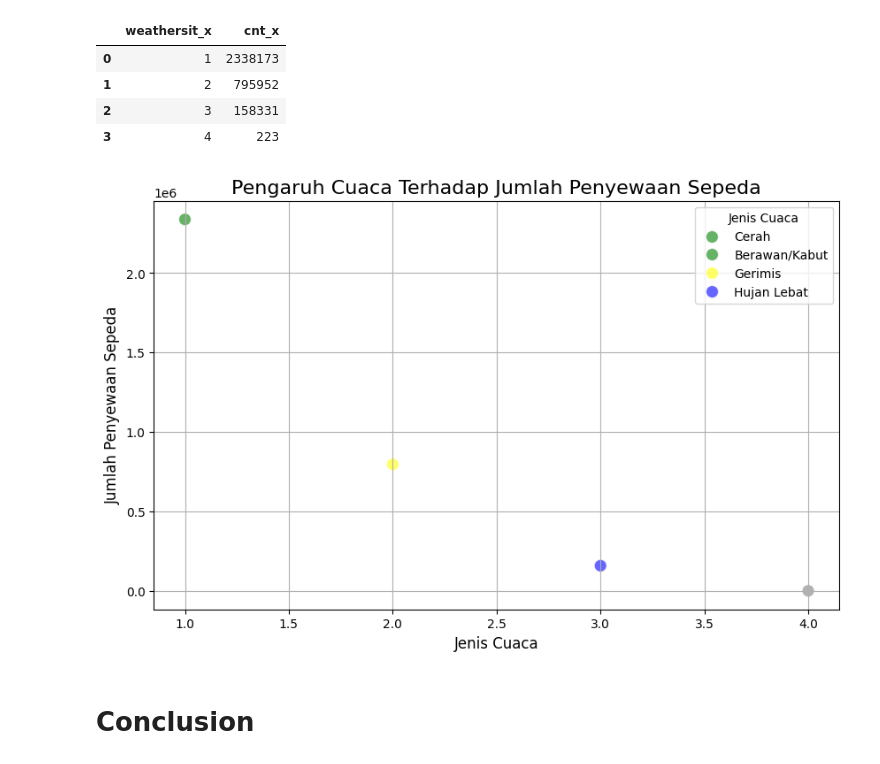
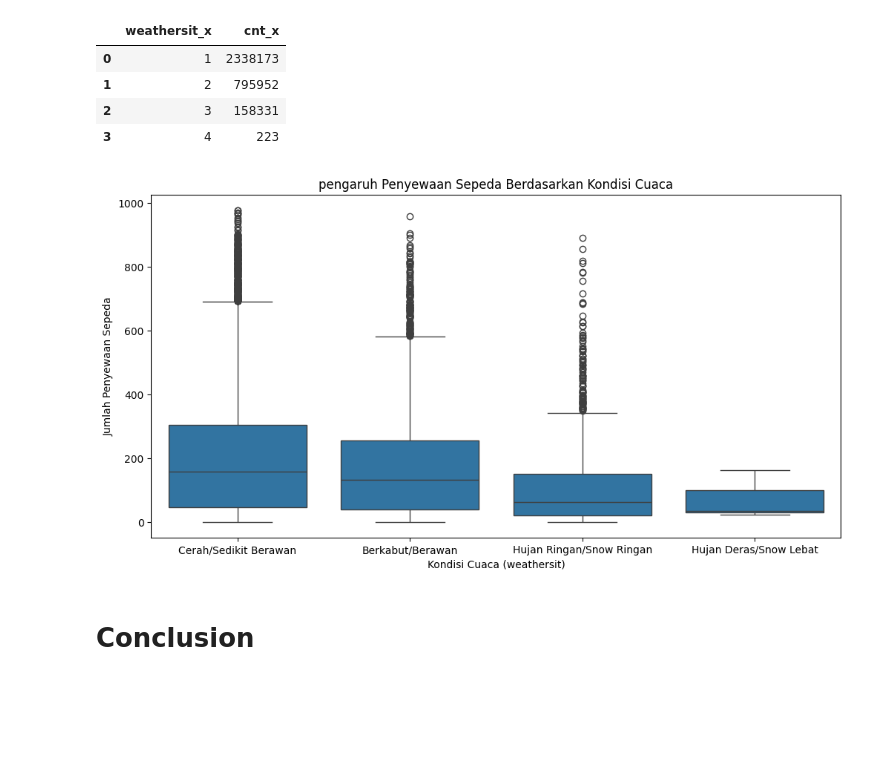
Before and after one commit to rifkurniawan-dev/projek_arif, a Jupyter notebook: Proyek_Analisis_Data_Arif.ipynb, the cells around one changed output. Cells and saved outputs as stored; diff of their text form; code cells hidden in the pictures; blank space fills up the shorter version.

```diff
--- a/Proyek_Analisis_Data_Arif.ipynb
+++ b/Proyek_Analisis_Data_Arif.ipynb
@@ -560,35 +584,24 @@ weather_influence.head(10)
 | 1 | 2 | 795952 |
 | 2 | 3 | 158331 |
 | 3 | 4 | 223 |
-# %%
-# Mengelompokkan data berdasarkan kondisi cuaca dan menghitung total penyewaan sepeda
-weather_influence = hour_day_df.groupby('weathersit_x')['cnt_x'].sum().sort_values(ascending=False).reset_index()
-
-# Menampilkan 10 data teratas
-weather_influence.head(10)
-
-# Membuat plot scatter untuk visualisasi
-plt.figure(figsize=(10, 6))
-sns.scatterplot(x='weathersit_x', y='cnt_x', data=weather_influence, hue='weathersit_x',
-                palette={1: 'green', 2: 'yellow', 3: 'blue', 4: 'gray'},
-                s=100, alpha=0.6)
-
-# Menambahkan judul dan label
-plt.title('Pengaruh Cuaca Terhadap Jumlah Penyewaan Sepeda', fontsize=16)
-plt.xlabel('Jenis Cuaca', fontsize=12)
-plt.ylabel('Jumlah Penyewaan Sepeda', fontsize=12)
-
-# Menambahkan legenda dengan label yang sesuai
-legend_labels = ['Cerah', 'Berawan/Kabut', 'Gerimis', 'Hujan Lebat']
-plt.legend(title='Jenis Cuaca', labels=legend_labels)
-
-# Menambahkan grid untuk memudahkan pembacaan
-plt.grid(True)
-
-# Menampilkan plot
-plt.show()
-# %% [output]
-[figure, removed]
+# %%
+
+weather_influence = hour_day_df.groupby('weathersit_x')['cnt_x'].sum().sort_values(ascending=False).reset_index()
+weather_mapping = {
+    1: 'Cerah/Sedikit Berawan',
+    2: 'Berkabut/Berawan',
+    3: 'Hujan Ringan/Snow Ringan',
+    4: 'Hujan Deras/Snow Lebat'
+}
+hour_df['weathersit'] = hour_df['weathersit'].map(weather_mapping)
+plt.figure(figsize=(12, 6))
+sns.boxplot(x='weathersit', y='cnt', data=hour_df)
+plt.title('pengaruh Penyewaan Sepeda Berdasarkan Kondisi Cuaca')
+plt.xlabel('Kondisi Cuaca (weathersit)')
+plt.ylabel('Jumlah Penyewaan Sepeda')
+plt.show()
+# %% [output]
+[figure, added]
 # %% [markdown]
 # Conclusion
 # %% [markdown]
```
Also changed, not shown: parts of 14 cells of this notebook.
